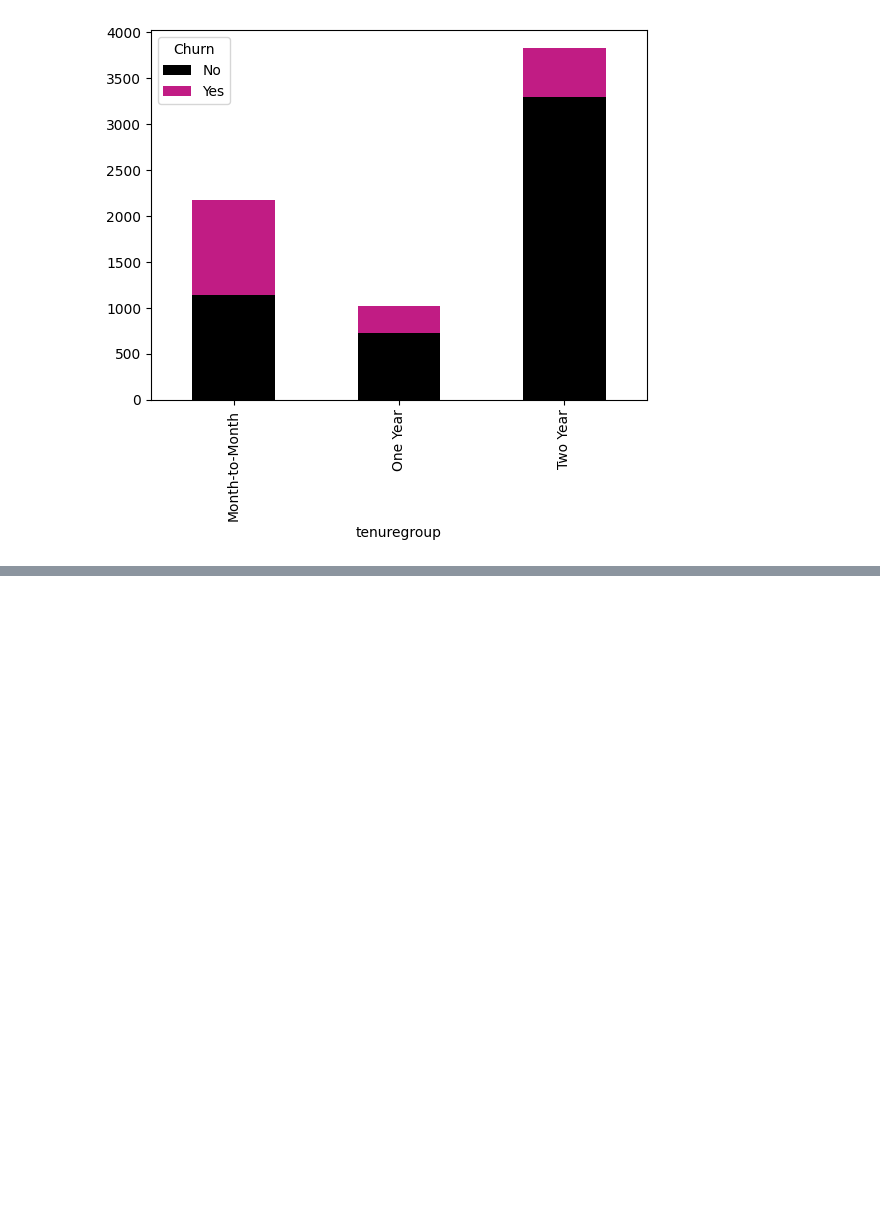
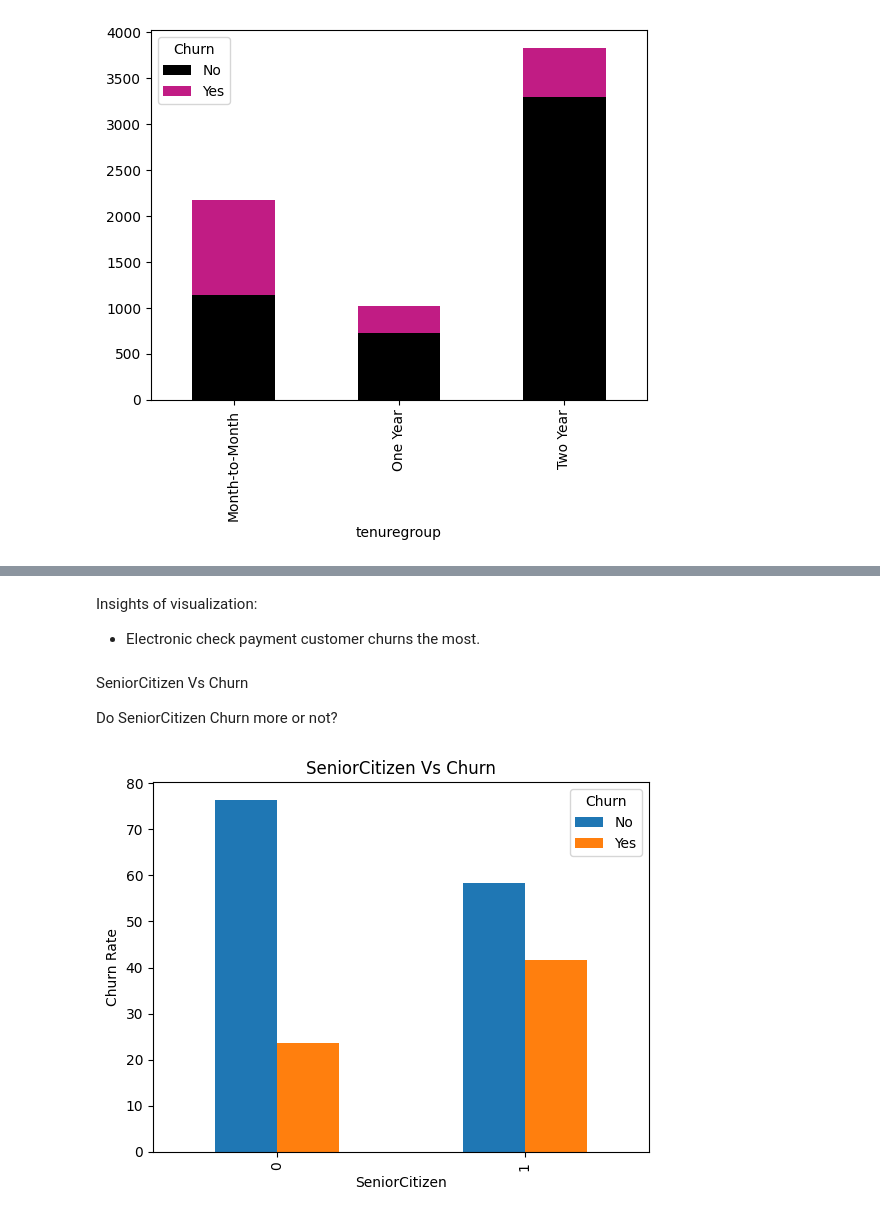
Before and after one commit to mudasir1144/semester_project-data_science-, a Jupyter notebook: index.ipynb, the cells around one changed output, grey strips where cells are left out. Drawn from its saved outputs; the diff is of its cells as text; code cells hidden in the pictures; blank space fills up the shorter version.

```diff
--- a/index.ipynb
+++ b/index.ipynb
@@ -332,0 +381,16 @@ plt.show()
+# %% [markdown]
+Insights of visualization:
+- Electronic check payment customer churns the most.
+# %% [markdown]
+SeniorCitizen Vs Churn
+
+Do SeniorCitizen Churn more or not?
+# %%
+senior_churn = pd.crosstab(dataset['SeniorCitizen'],dataset['Churn'],normalize='index')*100
+senior_churn.plot(kind='bar')
+plt.title('SeniorCitizen Vs Churn')
+plt.xlabel('SeniorCitizen')
+plt.ylabel('Churn Rate')
+plt.show()
+# %% [output]
+[figure, added]
```
Also changed, not shown: parts of 24 cells of this notebook.
